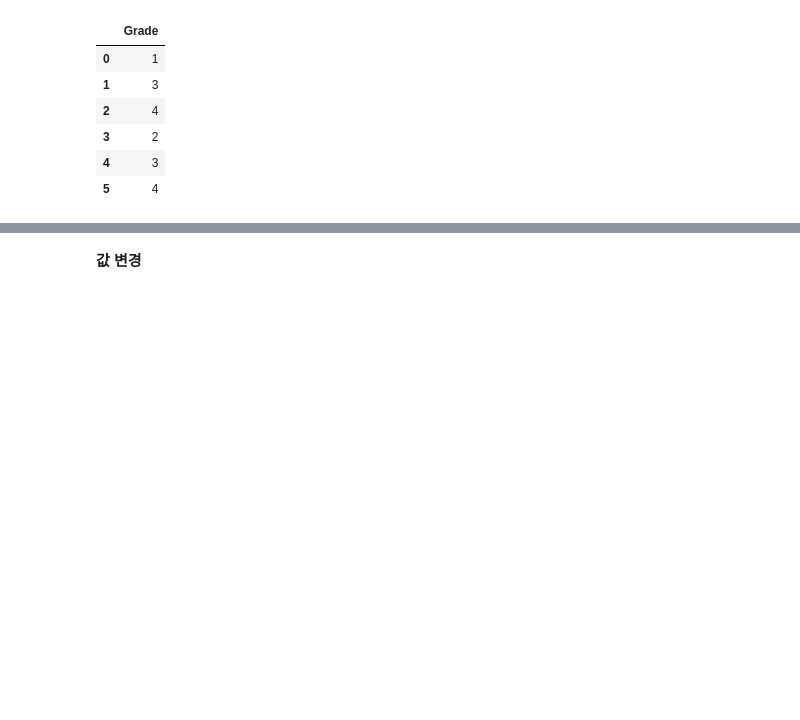
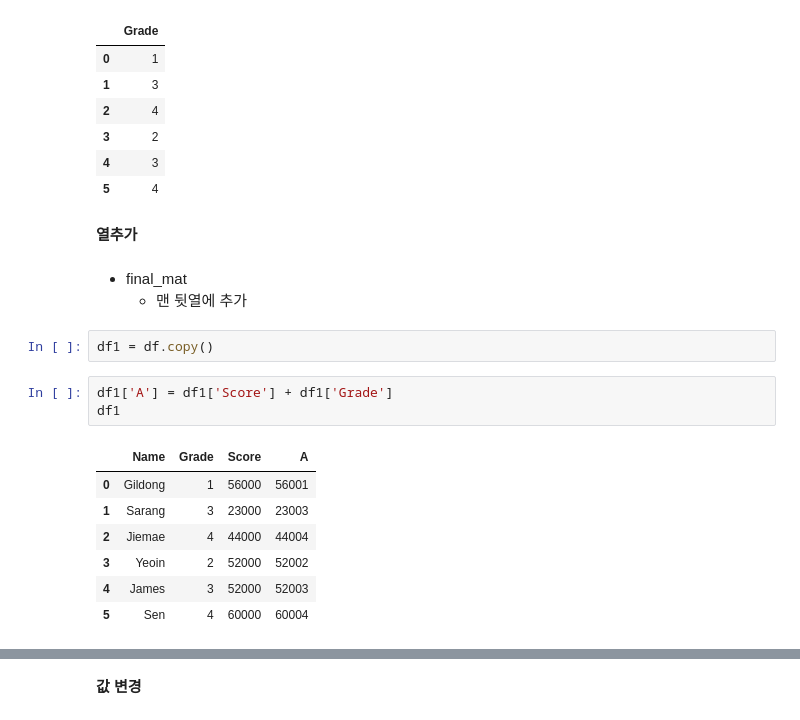
Before and after one commit to Run-aivle/study, a Jupyter notebook: Feb/02.07/SEN/Study.ipynb, the cells around one changed output, grey strips where cells are left out. Saved outputs shown, nothing was run; the diff lists cells and outputs as text; blank space fills up the shorter version.

```diff
--- a/Feb/02.07/SEN/Study.ipynb
+++ b/Feb/02.07/SEN/Study.ipynb
@@ -72,3 +72,21 @@ df1
 | 3 | 2 |
 | 4 | 3 |
 | 5 | 4 |
+# %% [markdown]
+**열추가**
+# %% [markdown]
+- final_mat
+    * 맨 뒷열에 추가
+# %%
+df1 = df.copy()
+# %%
+df1['A'] = df1['Score'] + df1['Grade']
+df1
+# %% [output]
+|  | Name | Grade | Score | A |
+| 0 | Gildong | 1 | 56000 | 56001 |
+| 1 | Sarang | 3 | 23000 | 23003 |
+| 2 | Jiemae | 4 | 44000 | 44004 |
+| 3 | Yeoin | 2 | 52000 | 52002 |
+| 4 | James | 3 | 52000 | 52003 |
+| 5 | Sen | 4 | 60000 | 60004 |
```
Also changed, not shown: parts of 1 cell of this notebook.
